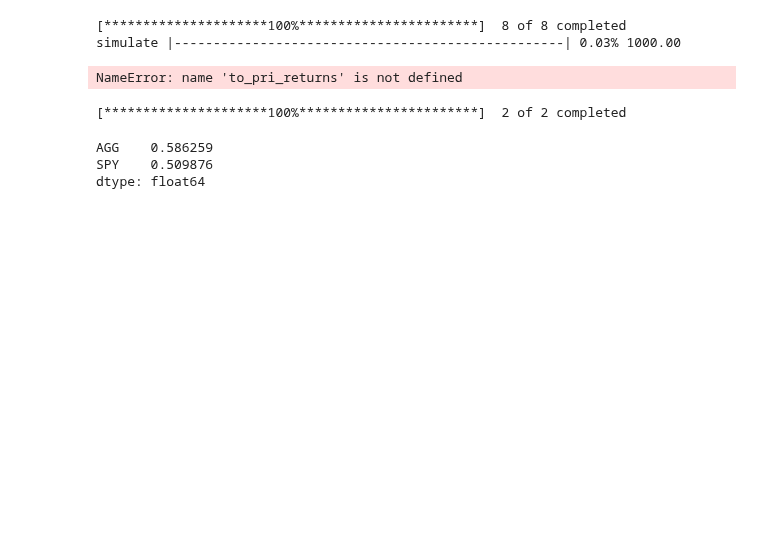
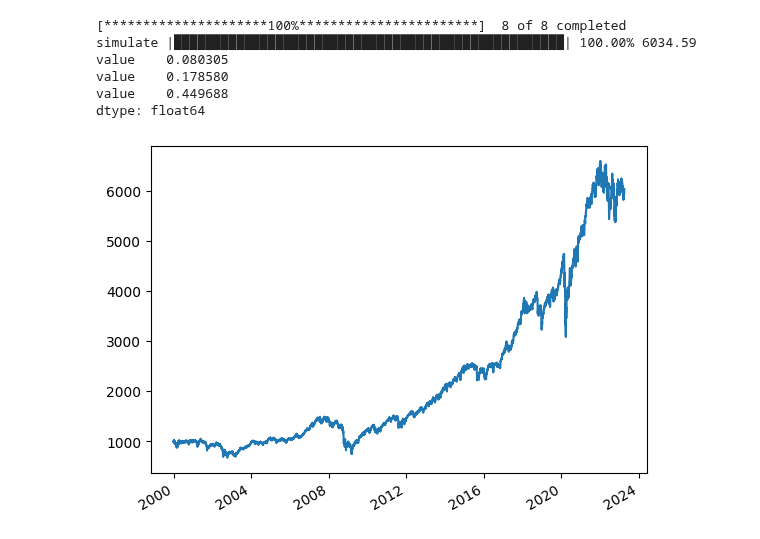
Before and after one commit to HTF1125/RobertLab, a Jupyter notebook: test.ipynb, the cells around one changed output. Drawn from its saved outputs; the diff is of its cells as text; code cells hidden in the pictures; blank space fills up the shorter version.

```diff
--- a/test.ipynb
+++ b/test.ipynb
@@ -82,30 +139,18 @@ for file in files:
 # %%
 from src.core import strategy
 from src.core import metrics
 import yfinance as yf
 
 prices = yf.download("XLU, XLK, XLB, XLP, XLY, XLI, XLV, XLF")["Adj Close"]
 
-strategy = strategy.Momentum(prices).simulate(
-    start="2015-1-1", min_volatility=0.12
-)
-
+strategy = strategy.RiskParity(prices, reb_frequency="D").simulate(min_volatility=0.12)
 strategy.value.plot()
 print(strategy.analytics())
 # %% [output]
 [*********************100%***********************]  8 of 8 completed
-simulate |--------------------------------------------------| 0.03% 1000.00
+simulate |██████████████████████████████████████████████████| 100.00% 6034.59
+value    0.080305
+value    0.178580
+value    0.449688
+dtype: float64
-NameError: name 'to_pri_returns' is not defined
+[figure, added]
-# %%
-from src.core import metrics
-
-import yfinance as yf
-
-price = yf.download("SPY, AGG")["Adj Close"]
-
-metrics.to_sharpe_ratio(price=price)
-# %% [output]
-[*********************100%***********************]  2 of 2 completed
-AGG    0.586259
-SPY    0.509876
-dtype: float64
```
Also changed, not shown: parts of 4 cells of this notebook, 12 other files.
